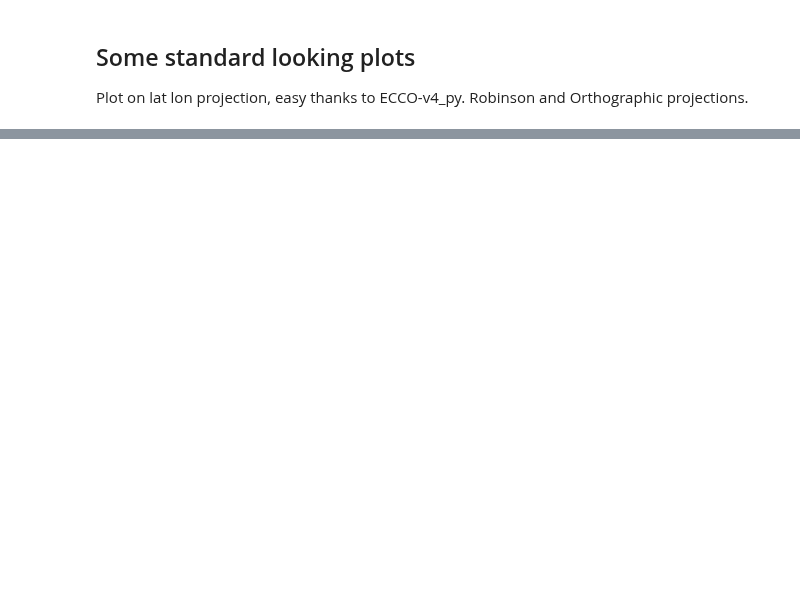
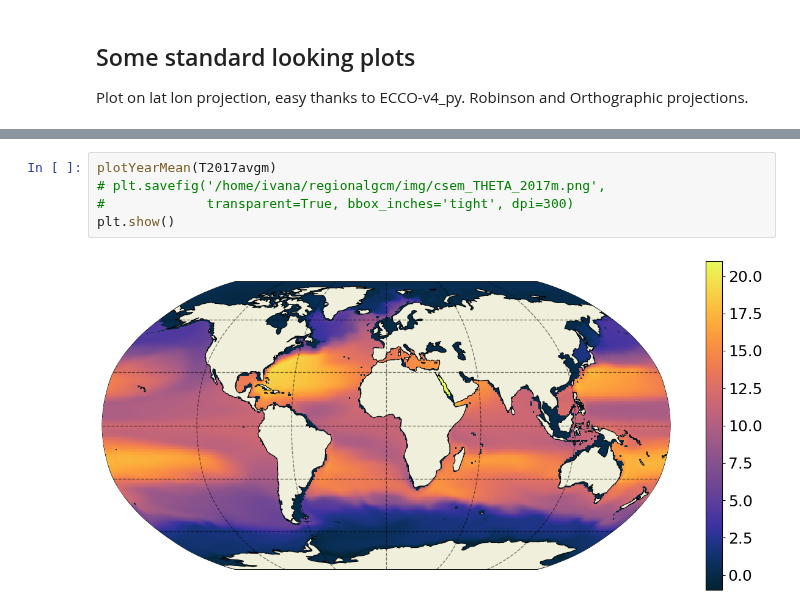
Before and after one commit to IvanaEscobar/sandbox, a Jupyter notebook: sandbox/bin/notebooks/eccov4r4_plots_TUTORIAL.ipynb, the cells around one changed output, grey strips where cells are left out. Drawn from its saved outputs; the diff is of its cells as text; blank space fills up the shorter version.

```diff
--- a/sandbox/bin/notebooks/eccov4r4_plots_TUTORIAL.ipynb
+++ b/sandbox/bin/notebooks/eccov4r4_plots_TUTORIAL.ipynb
@@ -180,0 +349,7 @@ ecco.plot_proj_to_latlon_grid(ds.XC,ds.YC,sst,
+# %%
+plotYearMean(T2017avgm)
+# plt.savefig('/home/ivana/regionalgcm/img/csem_THETA_2017m.png',
+#             transparent=True, bbox_inches='tight', dpi=300)
+plt.show()
+# %% [output]
+[figure, added]
```
Also changed, not shown: parts of 31 cells of this notebook, 1 other file.
